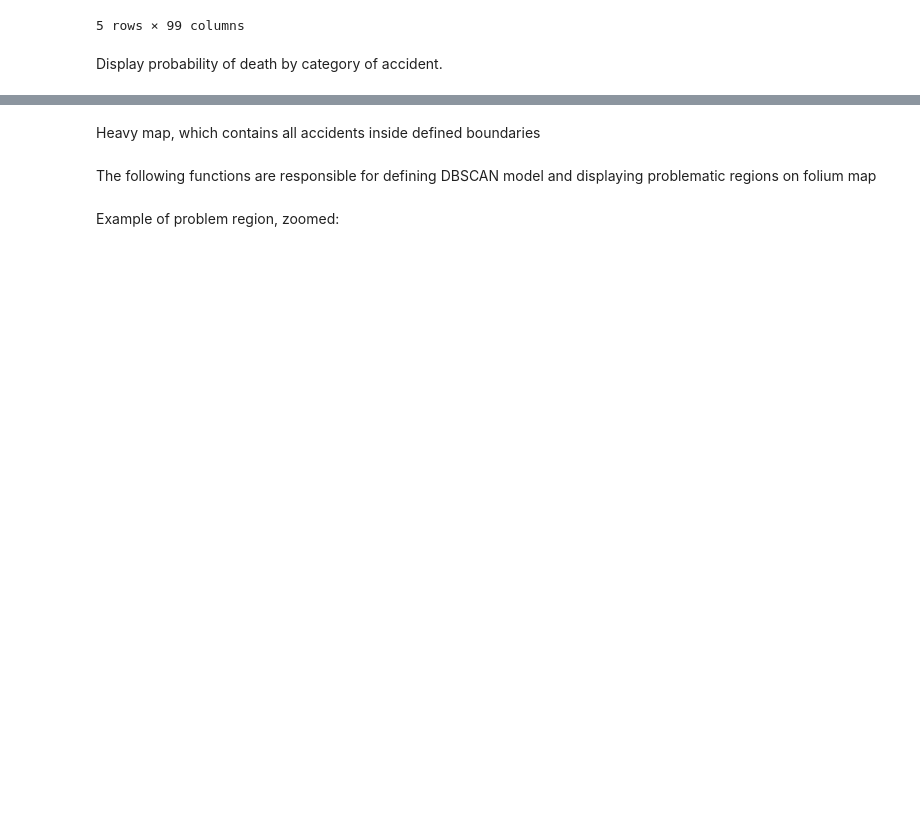
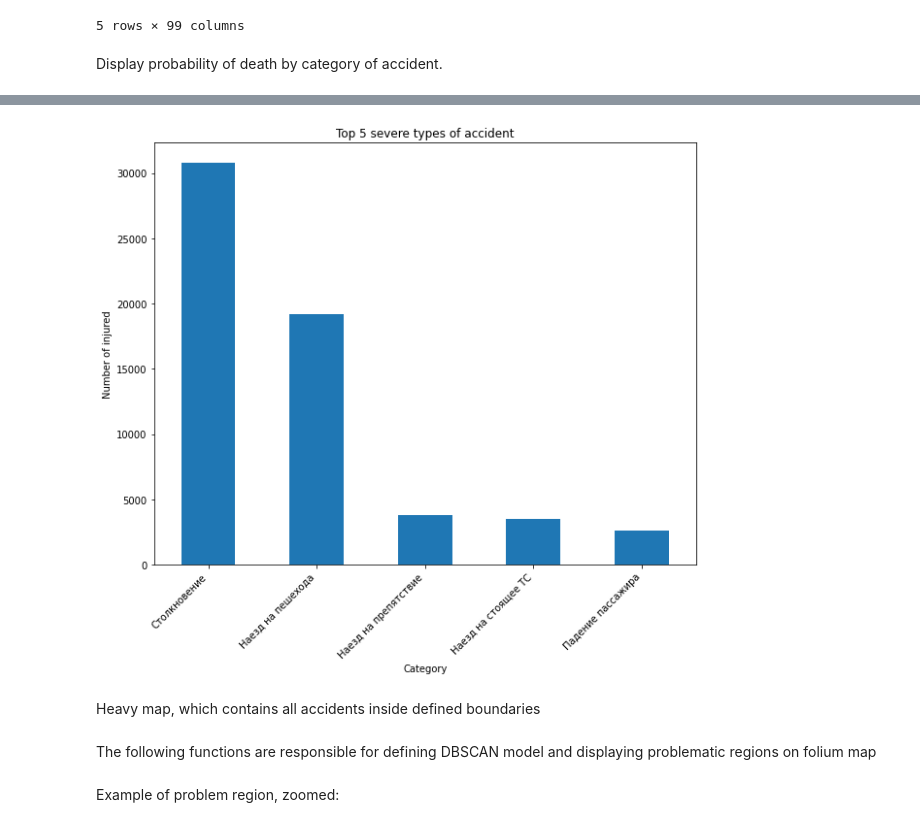
Before and after one commit to isdevnull/cw3, a Jupyter notebook: clusters.ipynb, the cells around one changed output, grey strips where cells are left out. Saved outputs shown, nothing was run; the diff lists cells and outputs as text; code cells hidden in the pictures; blank space fills up the shorter version.

```diff
--- a/clusters.ipynb
+++ b/clusters.ipynb
@@ -44,3 +57,14 @@ categor_df
+# %%
+plt.figure(figsize=(10,8))
+categor_df['injured'].sort_values(ascending=False)[:5].plot.bar()
+plt.title("Top 5 severe types of accident")
+plt.xticks(rotation=45, ha="right")
+plt.xlabel("Category")
+plt.ylabel("Number of injured")
+plt.savefig('imgs/pdf_files/top5injuries.pdf', bbox_inches='tight')
+plt.show()
+# %% [output]
+[figure, added]
 # %% [markdown]
 Heavy map, which contains all accidents inside defined boundaries
 # %%
```
Also changed, not shown: parts of 4 cells of this notebook.
